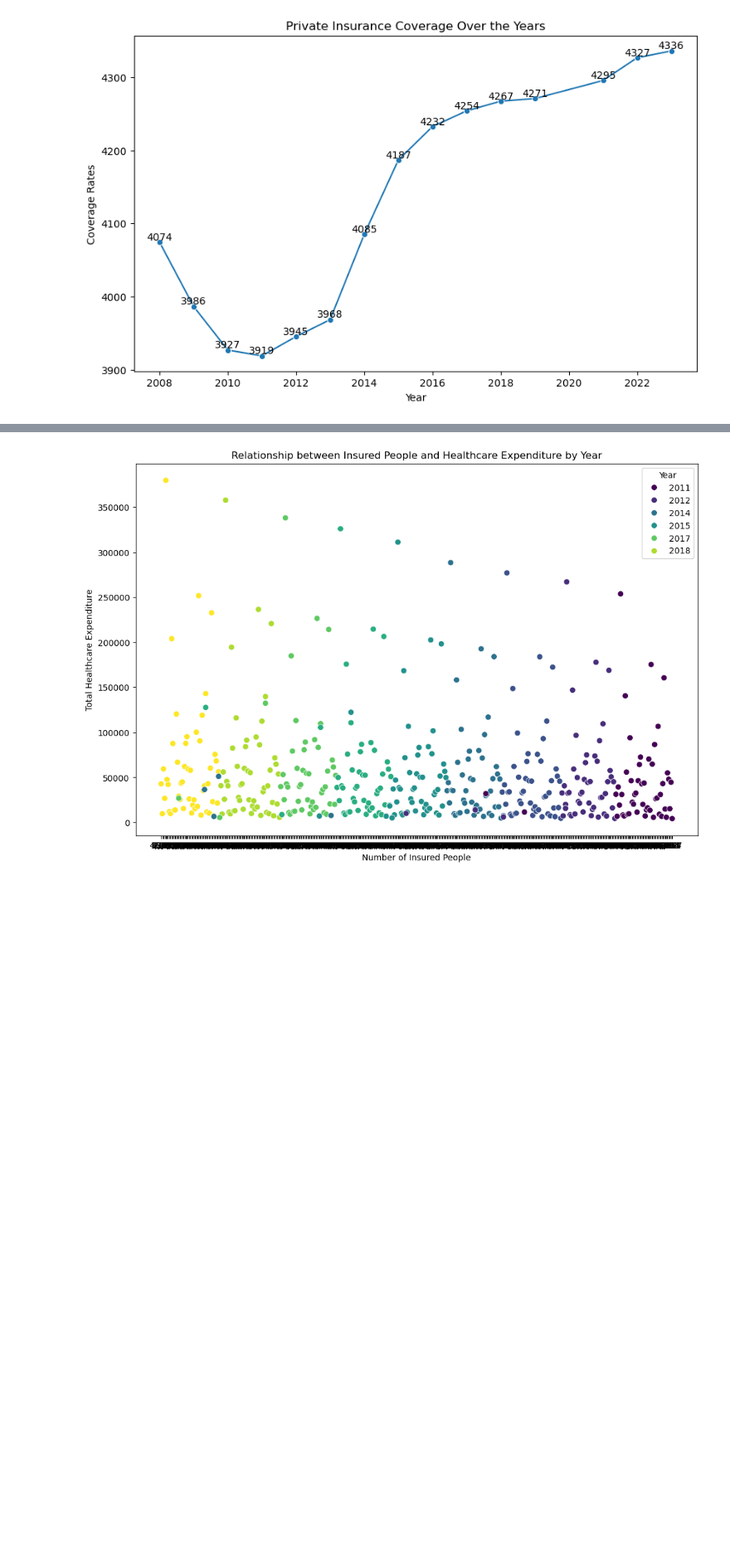
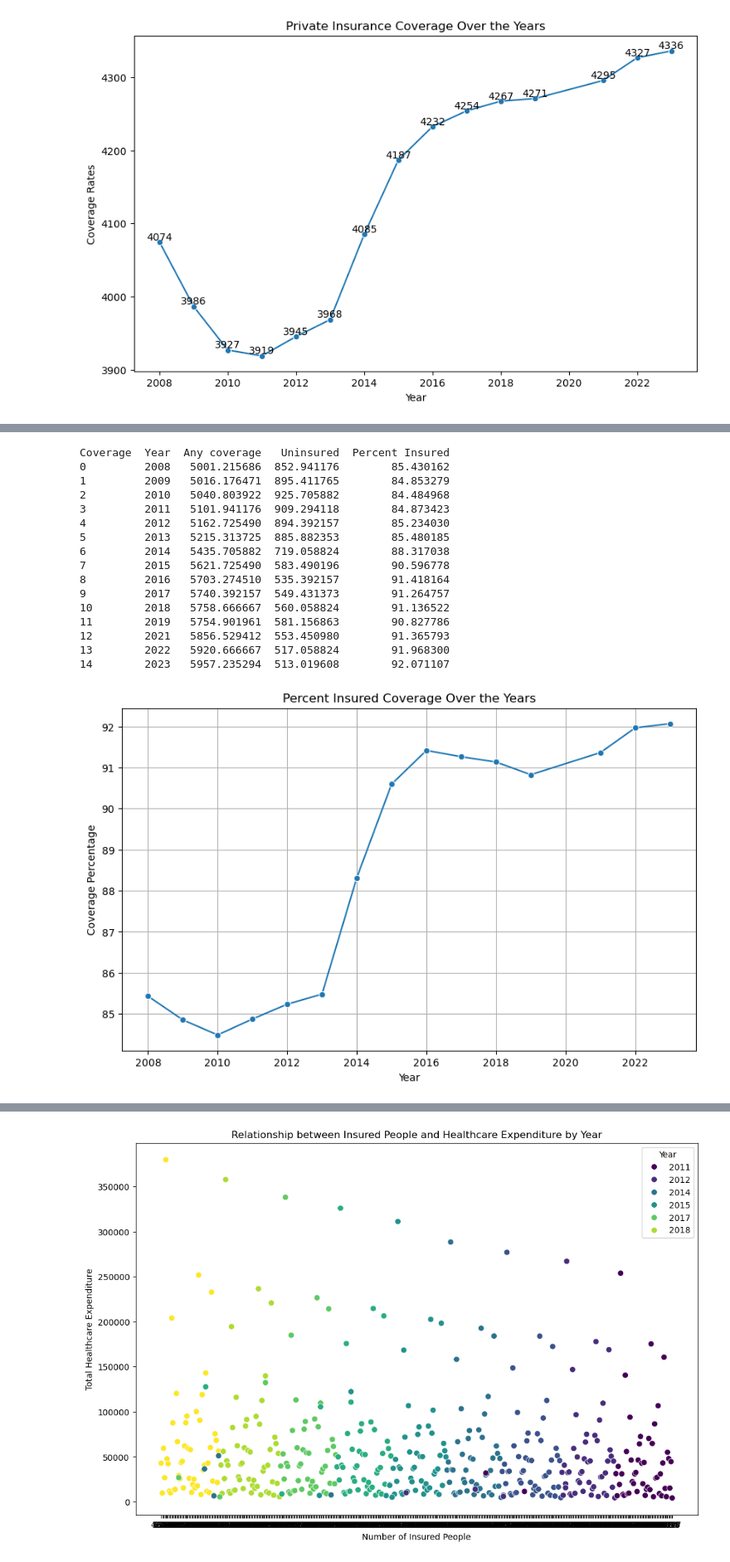
Before and after one commit to slzabala/Project-1-Healthcare-Cost-Analysis, a Jupyter notebook: Healthcare_Data_Analysis_Final.ipynb, the cells around one changed output, grey strips where cells are left out. Shown at 83% size. Cells and saved outputs as stored; diff of their text form; code cells hidden in the pictures; blank space fills up the shorter version.

```diff
--- a/Healthcare_Data_Analysis.ipynb
+++ b/Healthcare_Data_Analysis_Final.ipynb
@@ -662,0 +606,13 @@ Coverage  Year  Any coverage   Uninsured  Percent Insured
+# %%
+#Load Data
+df = insurance_data
+df = df[df['Year'] != 2020]
+df = df[df['Metric'] != 'Percent']
+df = df[df['Metric'] != 'MOError1']
+df = df[df['Metric'] != 'MOError2']
+
+# Filter data to get rows where `Coverage` is "Any coverage" or "Total"
+coverage_data = df[df['Coverage'].isin(['Any coverage', 'Uninsured'])]
+
+coverage_data['Value'] =coverage_data['Value'].str.replace(',', '')
+coverage_data['Value'] = coverage_data['Value'].str.replace("'",'')
@@ -662,0 +672,49 @@ Coverage  Year  Any coverage   Uninsured  Percent Insured
+# %%
+# Pivot the table to have "Any coverage" and "Total" as columns for each state and year
+coverage_pivot = coverage_data.pivot_table(
+    index=[ 'Year'],
+    columns='Coverage',
+    values='Value',
+).reset_index()
+# %%
+# Calculate the percentage of insured people (Any coverage / Total * 100)
+coverage_pivot['Percent Insured'] = (coverage_pivot['Any coverage'] / (coverage_pivot['Uninsured']+coverage_pivot['Any coverage'] ) )* 100
+
+print(coverage_pivot)
+# Display the results
+#print(coverage_pivot[['Nation', 'Year', 'Percent Insured']].head())
+
+# Save the results to a new CSV file
+#coverage_pivot[['Nation', 'Year', 'Percent Insured']].to_csv('percent_insured_by_state_year.csv', index=False)
+
+# Correcting the pivot statement
+#heatmap_data = coverage_pivot.pivot(index='Nation', columns='Year', values='Percent Insured')
+
+# Plotting the line chart for "Private" insurance coverage over the years
+plt.figure(figsize=(10, 6))
+sns.lineplot(data=coverage_pivot, x='Year', y='Percent Insured', marker='o')
+
+# Add labels and title
+plt.title('Percent Insured Coverage Over the Years')
+plt.xlabel('Year')
+plt.ylabel('Coverage Percentage')
+plt.grid(True)
+plt.show()
+# %% [output]
+Coverage  Year  Any coverage   Uninsured  Percent Insured
+0         2008   5001.215686  852.941176        85.430162
+1         2009   5016.176471  895.411765        84.853279
+2         2010   5040.803922  925.705882        84.484968
+3         2011   5101.941176  909.294118        84.873423
+4         2012   5162.725490  894.392157        85.234030
+5         2013   5215.313725  885.882353        85.480185
+6         2014   5435.705882  719.058824        88.317038
+7         2015   5621.725490  583.490196        90.596778
+8         2016   5703.274510  535.392157        91.418164
+9         2017   5740.392157  549.431373        91.264757
+10        2018   5758.666667  560.058824        91.136522
+11        2019   5754.901961  581.156863        90.827786
+12        2021   5856.529412  553.450980        91.365793
+13        2022   5920.666667  517.058824        91.968300
+14        2023   5957.235294  513.019608        92.071107
+[figure, added]
```
Also changed, not shown: parts of 30 cells of this notebook, 3 other files.
